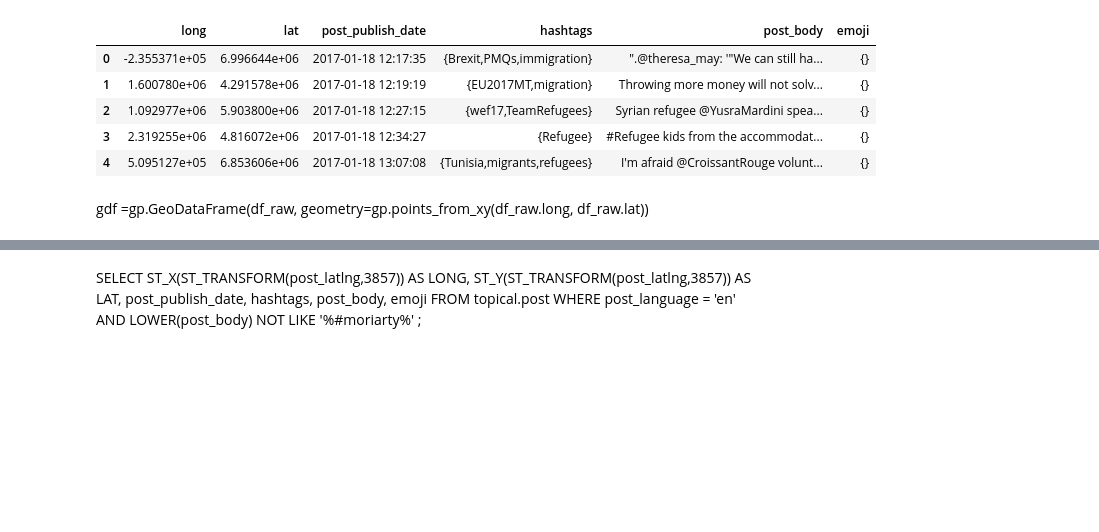
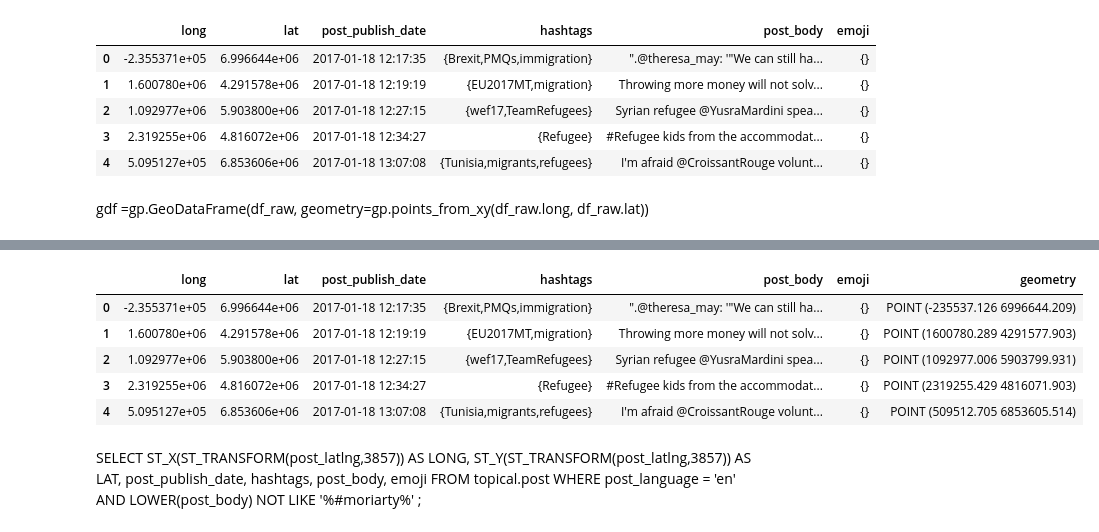
Before and after one commit to TheCount11/Refugee, a Jupyter notebook: Jupyter/Rough.ipynb, the cells around one changed output, grey strips where cells are left out. Cells and saved outputs as stored; diff of their text form; code cells hidden in the pictures; blank space fills up the shorter version.

```diff
--- a/Jupyter/Rough.ipynb
+++ b/Jupyter/Rough.ipynb
@@ -21,6 +21,8 @@ df_sent.head()
 | 4 | 5.095127e+05 | 6.853606e+06 | 2017-01-18 13:07:08 | {Tunisia,migrants,refugees} | I'm afraid @CroissantRouge volunt... | {} |
 # %% [markdown]
 gdf =gp.GeoDataFrame(df_raw, geometry=gp.points_from_xy(df_raw.long, df_raw.lat))
+# %%
+gdf =gp.GeoDataFrame(df_sent, geometry=gp.points_from_xy(df_sent.long, df_sent.lat))
 # %%
 import folium
 
@@ -39,3 +41,13 @@ NameError: name 'gdf' is not defined
+# %%
+gdf.geometry = gdf['geometry'].to_crs("epsg:3857")
+gdf.head()
+# %% [output]
+|  | long | lat | post_publish_date | hashtags | post_body | emoji | geometry |
+| 0 | -2.355371e+05 | 6.996644e+06 | 2017-01-18 12:17:35 | {Brexit,PMQs,immigration} | ".@theresa_may: '"We can still ha... | {} | POINT (-235537.126 6996644.209) |
+| 1 | 1.600780e+06 | 4.291578e+06 | 2017-01-18 12:19:19 | {EU2017MT,migration} | Throwing more money will not solv... | {} | POINT (1600780.289 4291577.903) |
+| 2 | 1.092977e+06 | 5.903800e+06 | 2017-01-18 12:27:15 | {wef17,TeamRefugees} | Syrian refugee @YusraMardini spea... | {} | POINT (1092977.006 5903799.931) |
+| 3 | 2.319255e+06 | 4.816072e+06 | 2017-01-18 12:34:27 | {Refugee} | #Refugee kids from the accommodat... | {} | POINT (2319255.429 4816071.903) |
+| 4 | 5.095127e+05 | 6.853606e+06 | 2017-01-18 13:07:08 | {Tunisia,migrants,refugees} | I'm afraid @CroissantRouge volunt... | {} | POINT (509512.705 6853605.514) |
 # %% [markdown]
 SELECT ST_X(ST_TRANSFORM(post_latlng,3857)) AS LONG,
 	   ST_Y(ST_TRANSFORM(post_latlng,3857)) AS LAT,
```
Also changed, not shown: parts of 12 cells of this notebook, 6 other files.
